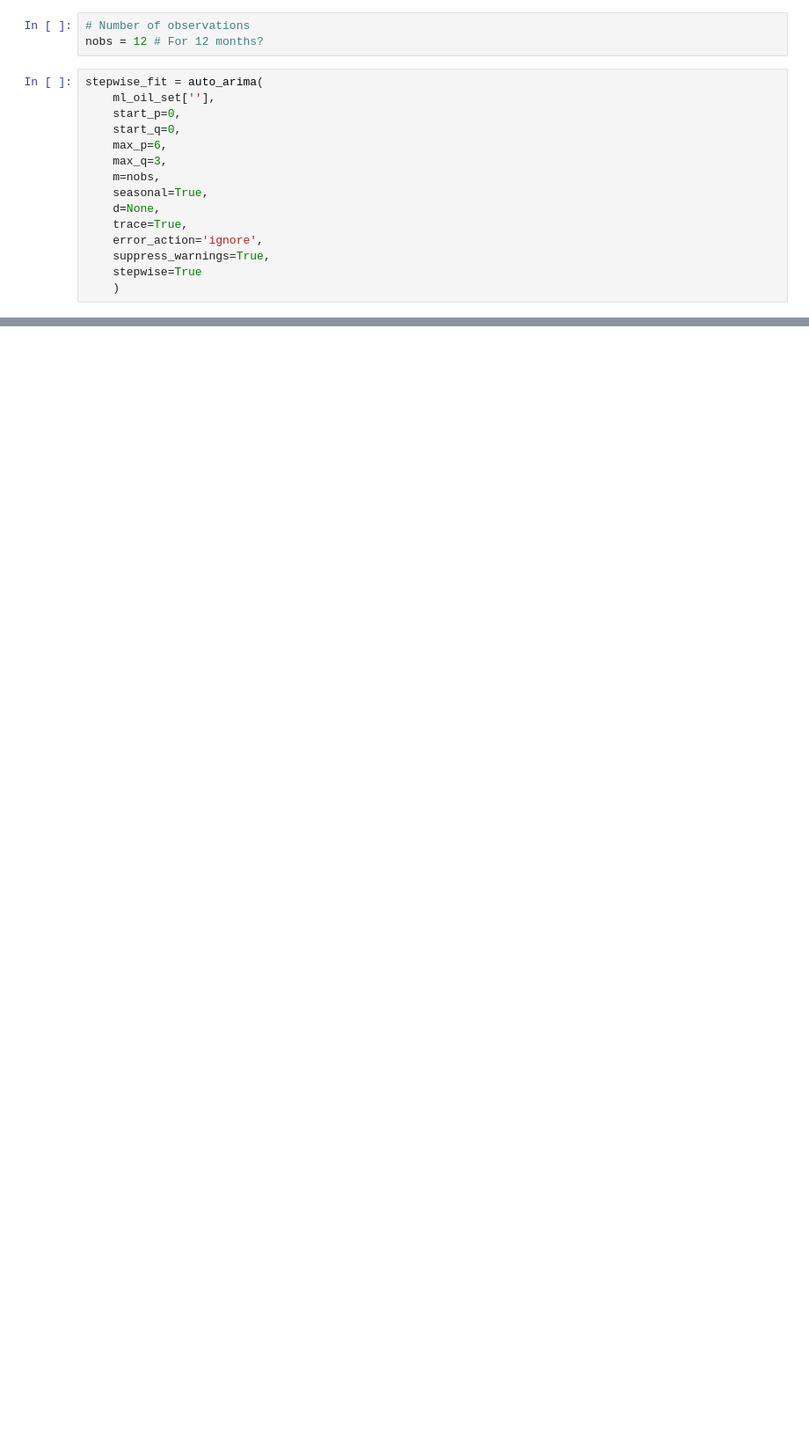
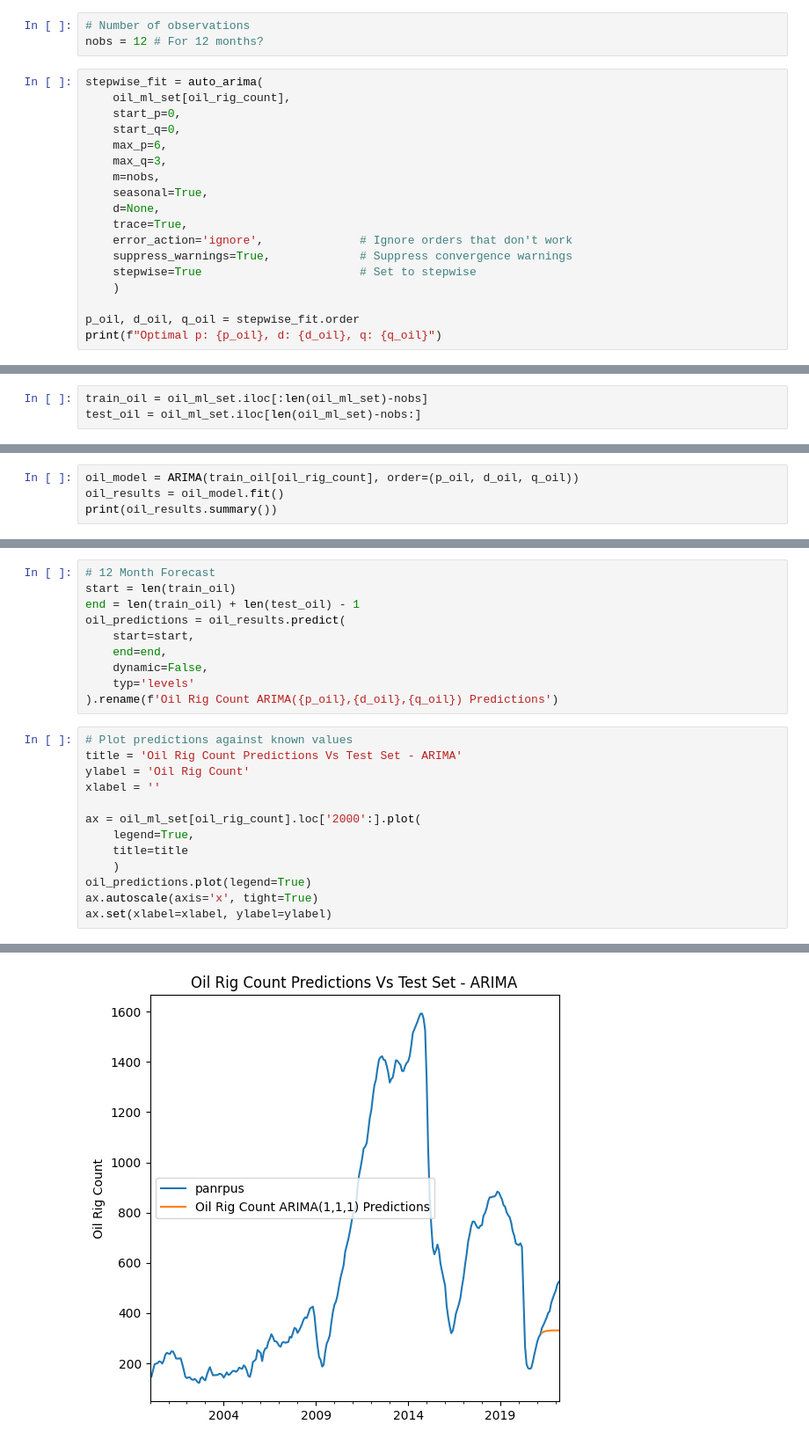
Before and after one commit to asumag4/energy_analytics, a Jupyter notebook: notebooks/data_modelling_ARIMA.ipynb, the cells around one changed output, grey strips where cells are left out. Shown at 88% size. Saved outputs shown, nothing was run; the diff lists cells and outputs as text; blank space fills up the shorter version.

Commit message:
finished ARIMA modelling for oil rigs

```diff
--- a/notebooks/data_modelling_ARIMA.ipynb
+++ b/notebooks/data_modelling_ARIMA.ipynb
@@ -150,7 +159,7 @@ display(series_mapping_oil.df())
 nobs = 12 # For 12 months?
 # %%
 stepwise_fit = auto_arima(
-    ml_oil_set[''],
+    oil_ml_set[oil_rig_count],
     start_p=0,
     start_q=0,
     max_p=6,
@@ -159,8 +168,11 @@ stepwise_fit = auto_arima(
     seasonal=True,
     d=None,
     trace=True,
-    error_action='ignore',
-    suppress_warnings=True,
-    stepwise=True
+    error_action='ignore',              # Ignore orders that don't work
+    suppress_warnings=True,             # Suppress convergence warnings
+    stepwise=True                       # Set to stepwise
     )
+
+p_oil, d_oil, q_oil = stepwise_fit.order
+print(f"Optimal p: {p_oil}, d: {d_oil}, q: {q_oil}")
 # %% [output]
@@ -167,0 +201,3 @@ KeyError: ''
+# %%
+train_oil = oil_ml_set.iloc[:len(oil_ml_set)-nobs]
+test_oil = oil_ml_set.iloc[len(oil_ml_set)-nobs:]
@@ -167,0 +206,4 @@ KeyError: ''
+# %%
+oil_model = ARIMA(train_oil[oil_rig_count], order=(p_oil, d_oil, q_oil))
+oil_results = oil_model.fit()
+print(oil_results.summary())
@@ -167,0 +266,24 @@ KeyError: ''
+# %%
+# 12 Month Forecast
+start = len(train_oil)
+end = len(train_oil) + len(test_oil) - 1
+oil_predictions = oil_results.predict(
+    start=start,
+    end=end,
+    dynamic=False,
+    typ='levels'
+).rename(f'Oil Rig Count ARIMA({p_oil},{d_oil},{q_oil}) Predictions')
+# %%
+# Plot predictions against known values
+title = 'Oil Rig Count Predictions Vs Test Set - ARIMA'
+ylabel = 'Oil Rig Count'
+xlabel = ''
+
+ax = oil_ml_set[oil_rig_count].loc['2000':].plot(
+    legend=True,
+    title=title
+    )
+oil_predictions.plot(legend=True)
+ax.autoscale(axis='x', tight=True)
+ax.set(xlabel=xlabel, ylabel=ylabel)
+# %% [output]
@@ -167,0 +291 @@ KeyError: ''
+[figure, added]
```
Also changed, not shown: parts of 33 cells of this notebook, 2 other files.
